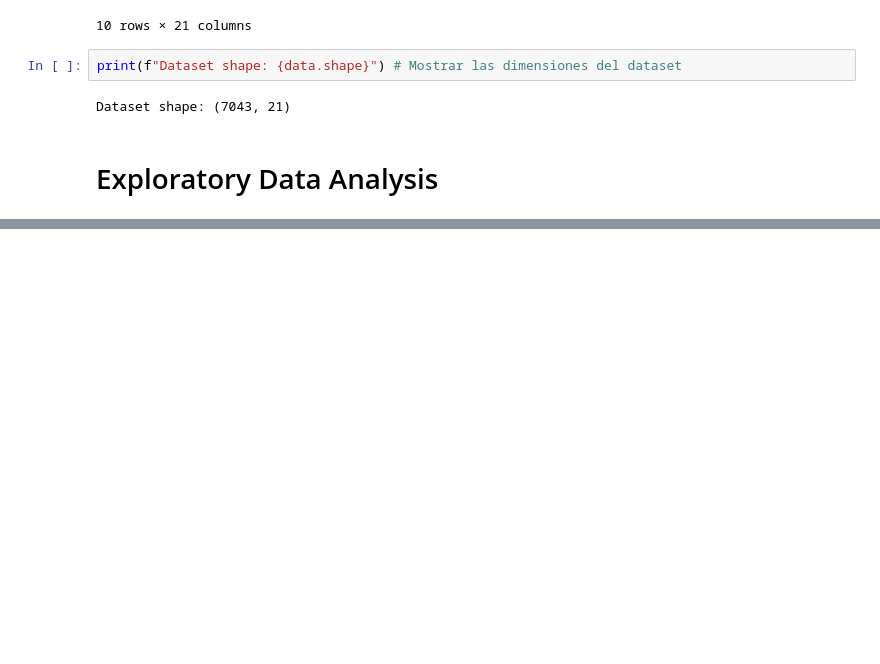
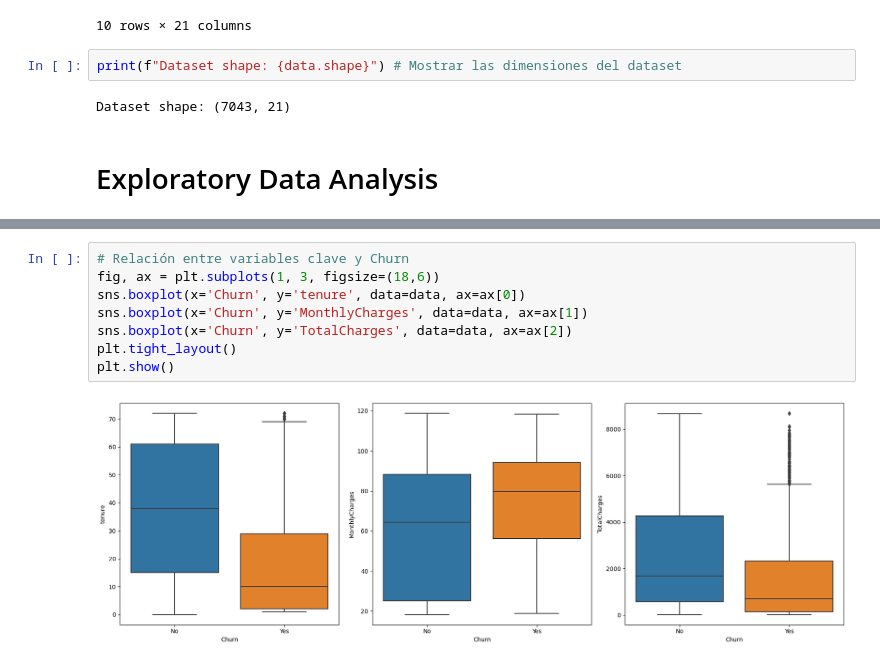
Before and after one commit to alanEmolina/Proyecto-de-IA, a Jupyter notebook: proyecto.ipynb, the cells around one changed output, grey strips where cells are left out. Cells and saved outputs as stored; diff of their text form; blank space fills up the shorter version.

```diff
--- a/proyecto.ipynb
+++ b/proyecto.ipynb
@@ -192,0 +114,10 @@ Top 10 correlaciones: {'ChurnFlag': 1.0, 'tenure': 0.35222867011307885, 'OnlineS
+# %%
+# Relación entre variables clave y Churn
+fig, ax = plt.subplots(1, 3, figsize=(18,6))
+sns.boxplot(x='Churn', y='tenure', data=data, ax=ax[0])
+sns.boxplot(x='Churn', y='MonthlyCharges', data=data, ax=ax[1])
+sns.boxplot(x='Churn', y='TotalCharges', data=data, ax=ax[2])
+plt.tight_layout()
+plt.show()
+# %% [output]
+[figure, added]
```
Also changed, not shown: parts of 17 cells of this notebook.
